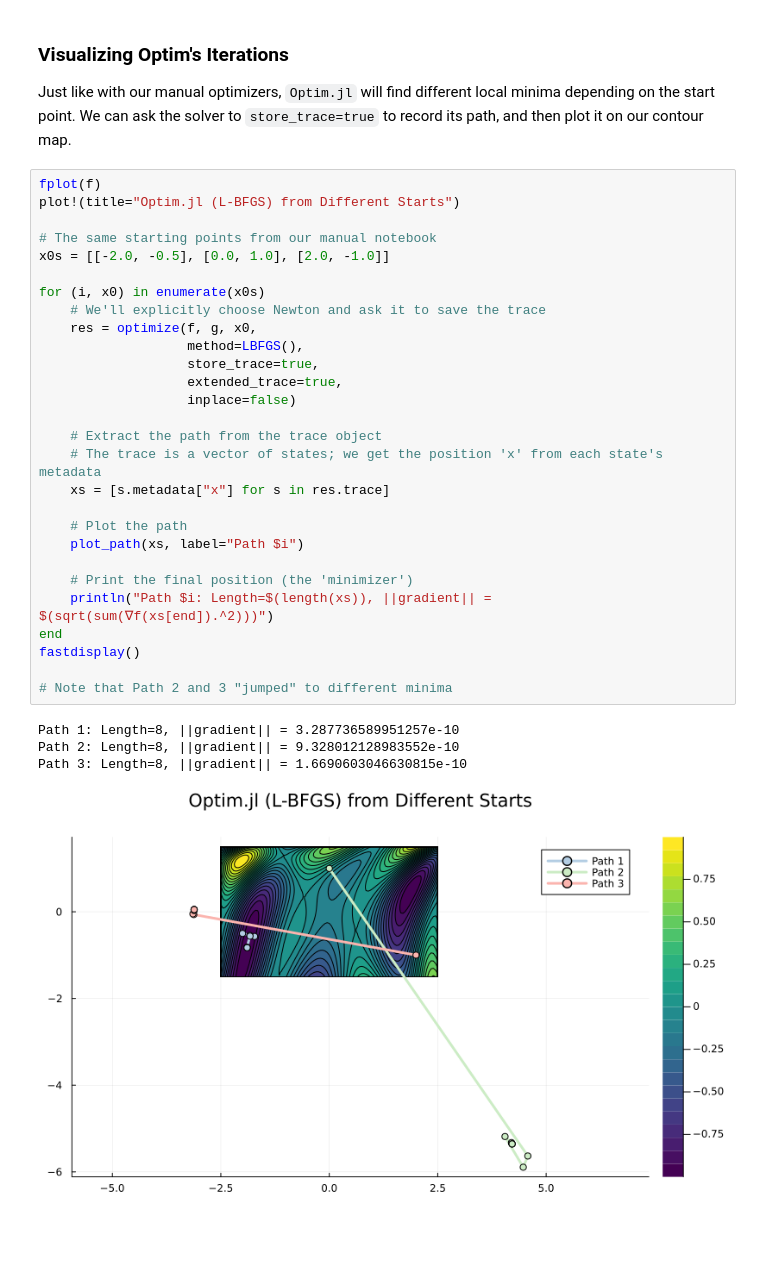
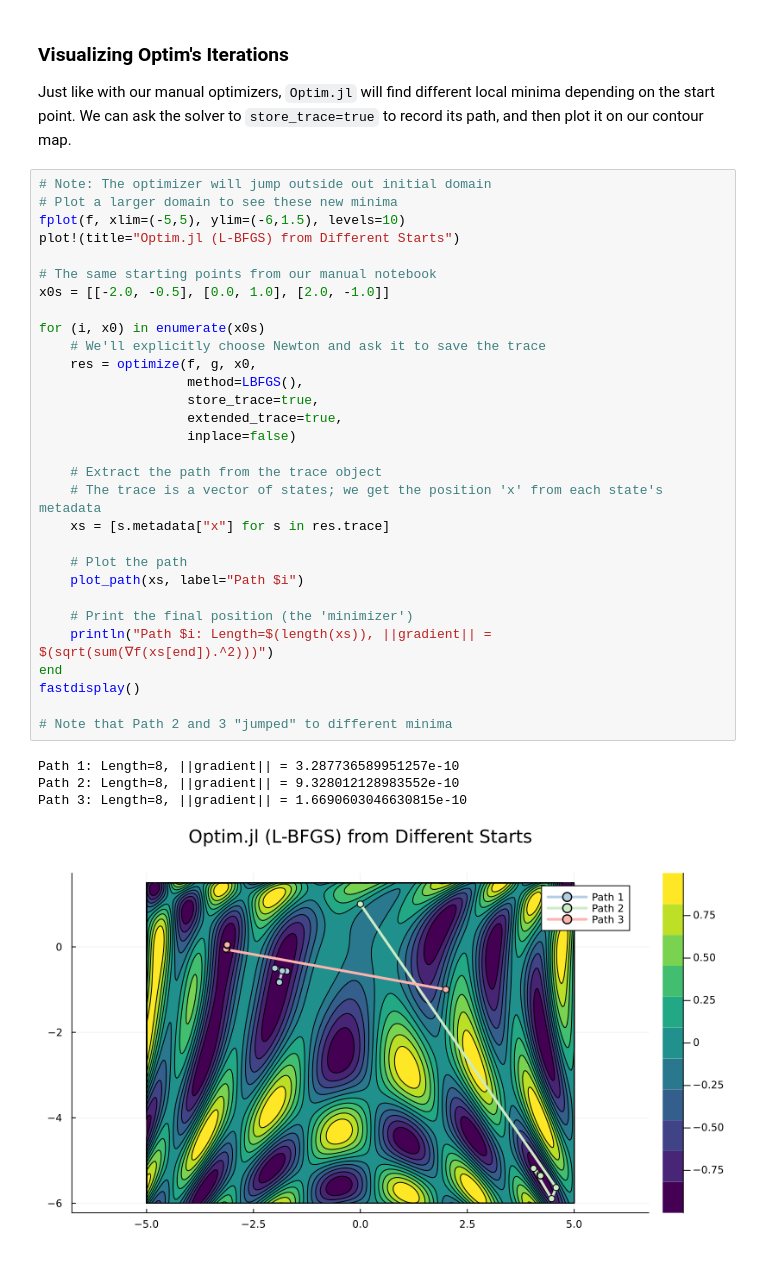
Before and after one commit to robertsweeneyblanco/Programming_for_Mathematical_Applications, a Jupyter notebook: textbook/content/Optimization/Optim_Package.ipynb, the cells around one changed output. Saved outputs shown, nothing was run; the diff lists cells and outputs as text.

Commit message:
Larger plot domain in final Optim example.

```diff
--- a/textbook/content/Optimization/Optim_Package.ipynb
+++ b/textbook/content/Optimization/Optim_Package.ipynb
@@ -212,35 +212,37 @@ result_bfgs_ad = optimize(f, x0, BFGS(), autodiff=:forward)
 
 Just like with our manual optimizers, `Optim.jl` will find different local minima depending on the start point. We can ask the solver to `store_trace=true` to record its path, and then plot it on our contour map.
 # %%
-fplot(f)
+# Note: The optimizer will jump outside out initial domain
+# Plot a larger domain to see these new minima
+fplot(f, xlim=(-5,5), ylim=(-6,1.5), levels=10)
 plot!(title="Optim.jl (L-BFGS) from Different Starts")
 
 # The same starting points from our manual notebook
 x0s = [[-2.0, -0.5], [0.0, 1.0], [2.0, -1.0]]
 
 for (i, x0) in enumerate(x0s)
     # We'll explicitly choose Newton and ask it to save the trace
     res = optimize(f, g, x0,
                    method=LBFGS(),
                    store_trace=true,
                    extended_trace=true,
                    inplace=false)
 
     # Extract the path from the trace object
     # The trace is a vector of states; we get the position 'x' from each state's metadata
     xs = [s.metadata["x"] for s in res.trace]
 
     # Plot the path
     plot_path(xs, label="Path $i")
 
     # Print the final position (the 'minimizer')
     println("Path $i: Length=$(length(xs)), ||gradient|| = $(sqrt(sum(∇f(xs[end]).^2)))")
 end
 fastdisplay()
 
 # Note that Path 2 and 3 "jumped" to different minima
 # %% [output]
 Path 1: Length=8, ||gradient|| = 3.287736589951257e-10
 Path 2: Length=8, ||gradient|| = 9.328012128983552e-10
 Path 3: Length=8, ||gradient|| = 1.6690603046630815e-10
-[figure, old version]
+[figure, new version]
```
Also changed, not shown: 1 other file.
